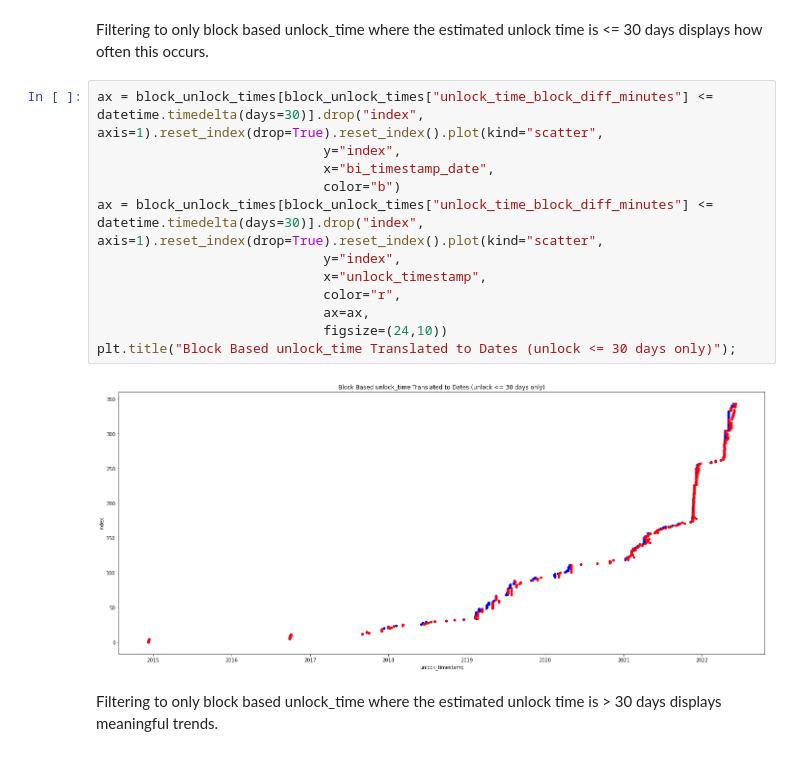
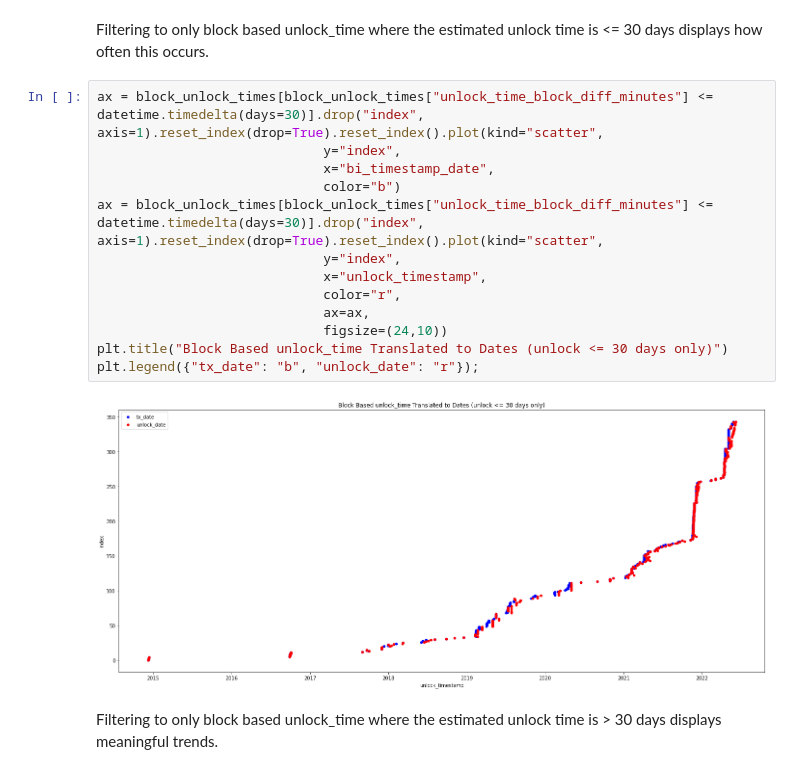
Before and after one commit to AnonimaUzanto/monero_blockchain_analysis, a Jupyter notebook: Unlock_Time_Analysis.ipynb, the cells around one changed output. Cells and saved outputs as stored; diff of their text form.

```diff
--- a/Unlock_Time_Analysis.ipynb
+++ b/Unlock_Time_Analysis.ipynb
@@ -156,17 +157,18 @@ Filtering to only block based unlock_time where the estimated unlock time is <=
 # %%
 ax = block_unlock_times[block_unlock_times["unlock_time_block_diff_minutes"] <= datetime.timedelta(days=30)].drop("index", axis=1).reset_index(drop=True).reset_index().plot(kind="scatter",
                              y="index",
                              x="bi_timestamp_date",
                              color="b")
 ax = block_unlock_times[block_unlock_times["unlock_time_block_diff_minutes"] <= datetime.timedelta(days=30)].drop("index", axis=1).reset_index(drop=True).reset_index().plot(kind="scatter",
                              y="index",
                              x="unlock_timestamp",
                              color="r",
                              ax=ax,
                              figsize=(24,10))
-plt.title("Block Based unlock_time Translated to Dates (unlock <= 30 days only)");
+plt.title("Block Based unlock_time Translated to Dates (unlock <= 30 days only)")
+plt.legend({"tx_date": "b", "unlock_date": "r"});
 # %% [output]
-[figure, old version]
+[figure, new version]
 # %% [markdown]
 Filtering to only block based unlock_time where the estimated unlock time is > 30 days displays meaningful trends.
 # %%
```
Also changed, not shown: parts of 2 cells of this notebook.
